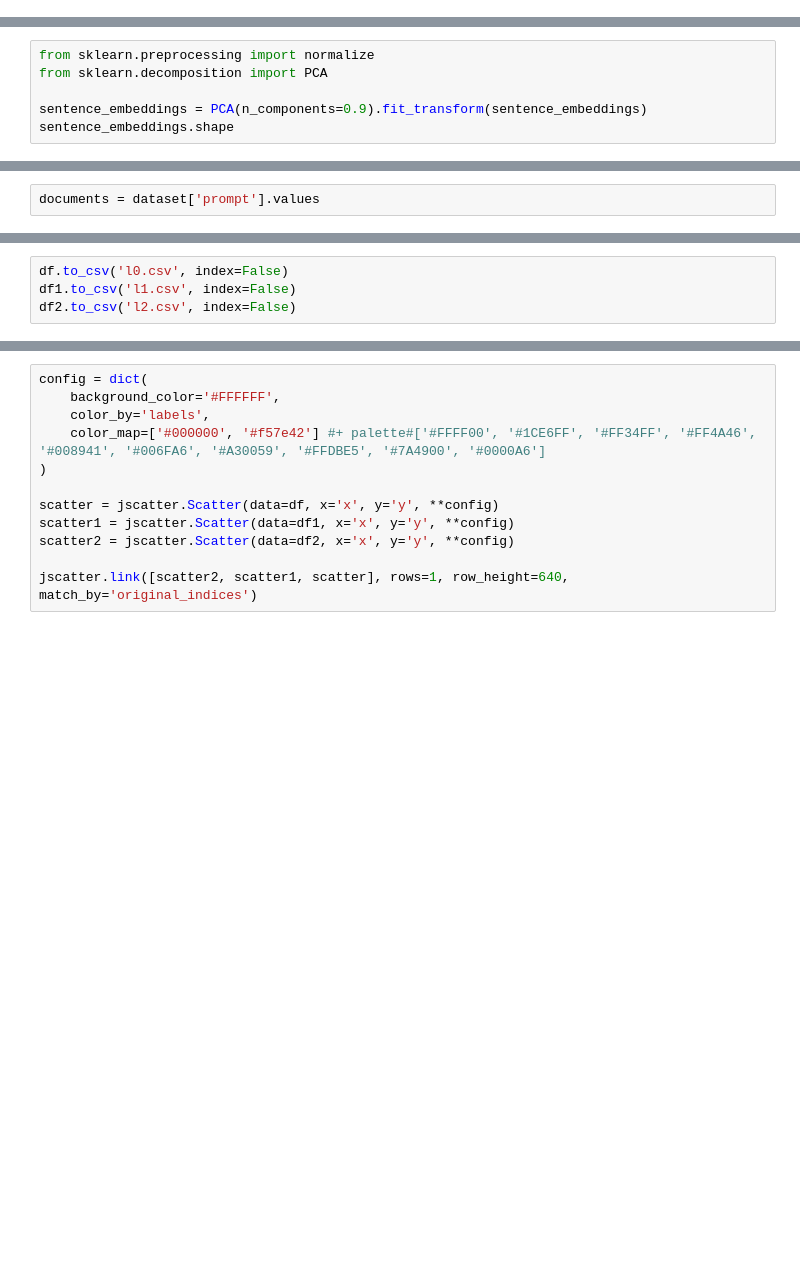
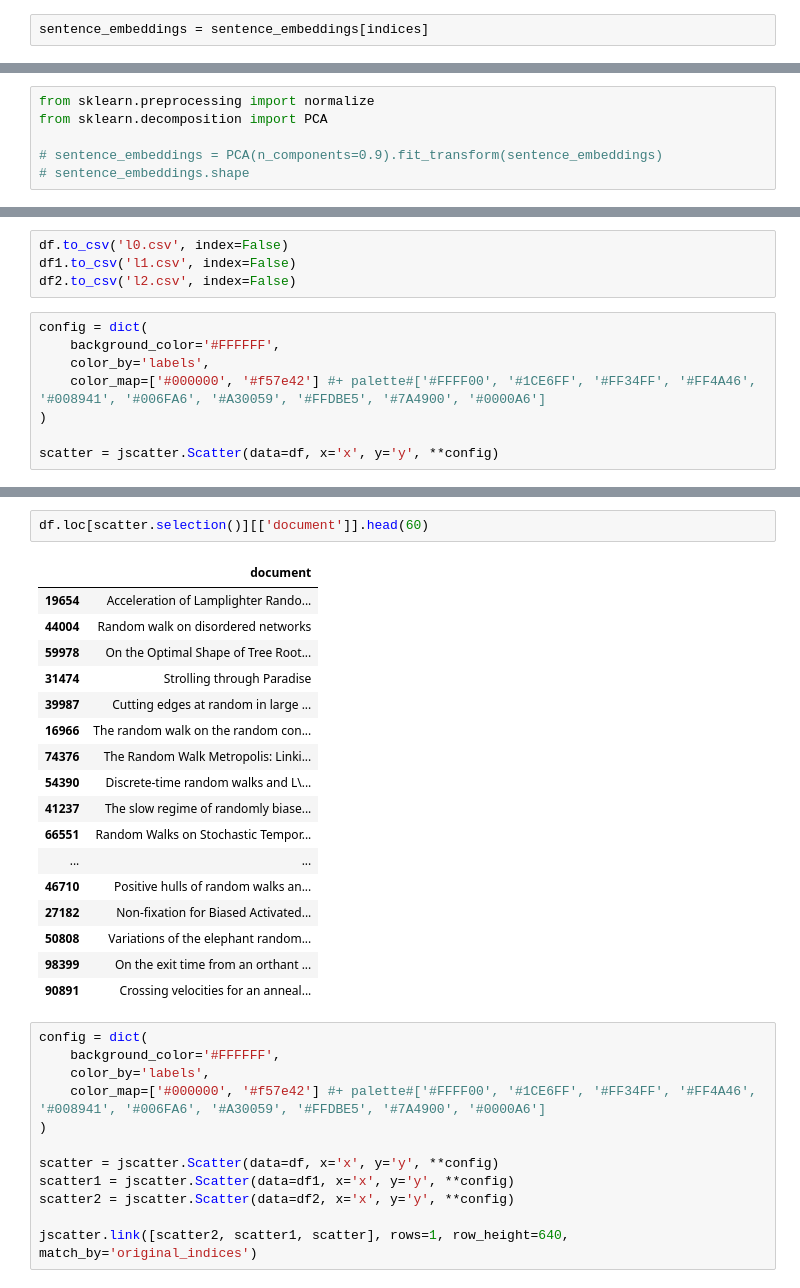
Before and after one commit to wilsonjr/humap, a Jupyter notebook: notebooks/whole-level-embedding.ipynb, the cells around one changed output, grey strips where cells are left out. Drawn from its saved outputs; the diff is of its cells as text; blank space fills up the shorter version.

Commit message:
update whole embedding example

```diff
--- a/notebooks/whole-level-embedding.ipynb
+++ b/notebooks/whole-level-embedding.ipynb
@@ -70,3 +73,5 @@ Wall time: 1min 16s
+# %%
+sentence_embeddings = sentence_embeddings[indices]
 # %%
 documents[:10]
 # %% [output]
@@ -88,8 +94,8 @@ sentence_embeddings.shape
 from sklearn.preprocessing import normalize
 from sklearn.decomposition import PCA
 
-sentence_embeddings = PCA(n_components=0.9).fit_transform(sentence_embeddings)
-sentence_embeddings.shape
+# sentence_embeddings = PCA(n_components=0.9).fit_transform(sentence_embeddings)
+# sentence_embeddings.shape
 # %% [output]
 (2250000, 256)
 # %%
@@ -187,8 +194,6 @@ EMBEDDING: Done in2439.488525seconds.
 original_indices2 = hUmap.original_indices(2)
 # %%
 original_indices1 = hUmap.original_indices(1)
-# %%
-documents = dataset['prompt'].values
 # %%
 documents2 = []
 for i in range(len(original_indices2)):
@@ -232,3 +239,11 @@ df1 = pd.DataFrame({
 df.to_csv('l0.csv', index=False)
 df1.to_csv('l1.csv', index=False)
 df2.to_csv('l2.csv', index=False)
+# %%
+config = dict(
+    background_color='#FFFFFF',
+    color_by='labels',
+    color_map=['#000000', '#f57e42'] #+ palette#['#FFFF00', '#1CE6FF', '#FF34FF', '#FF4A46', '#008941', '#006FA6', '#A30059', '#FFDBE5', '#7A4900', '#0000A6']
+)
+
+scatter = jscatter.Scatter(data=df, x='x', y='y', **config)
@@ -235,3 +254,23 @@ df2.to_csv('l2.csv', index=False)
+# %%
+df.loc[scatter.selection()][['document']].head(60)
+# %% [output]
+|  | document |
+| 19654 | Acceleration of Lamplighter Rando... |
+| 44004 | Random walk on disordered networks |
+| 59978 | On the Optimal Shape of Tree Root... |
+| 31474 | Strolling through Paradise |
+| 39987 | Cutting edges at random in large ... |
+| 16966 | The random walk on the random con... |
+| 74376 | The Random Walk Metropolis: Linki... |
+| 54390 | Discrete-time random walks and L\... |
+| 41237 | The slow regime of randomly biase... |
+| 66551 | Random Walks on Stochastic Tempor... |
+| ... | ... |
+| 46710 | Positive hulls of random walks an... |
+| 27182 | Non-fixation for Biased Activated... |
+| 50808 | Variations of the elephant random... |
+| 98399 | On the exit time from an orthant ... |
+| 90891 | Crossing velocities for an anneal... |
 # %%
 config = dict(
     background_color='#FFFFFF',
```
Also changed, not shown: parts of 12 cells of this notebook.
